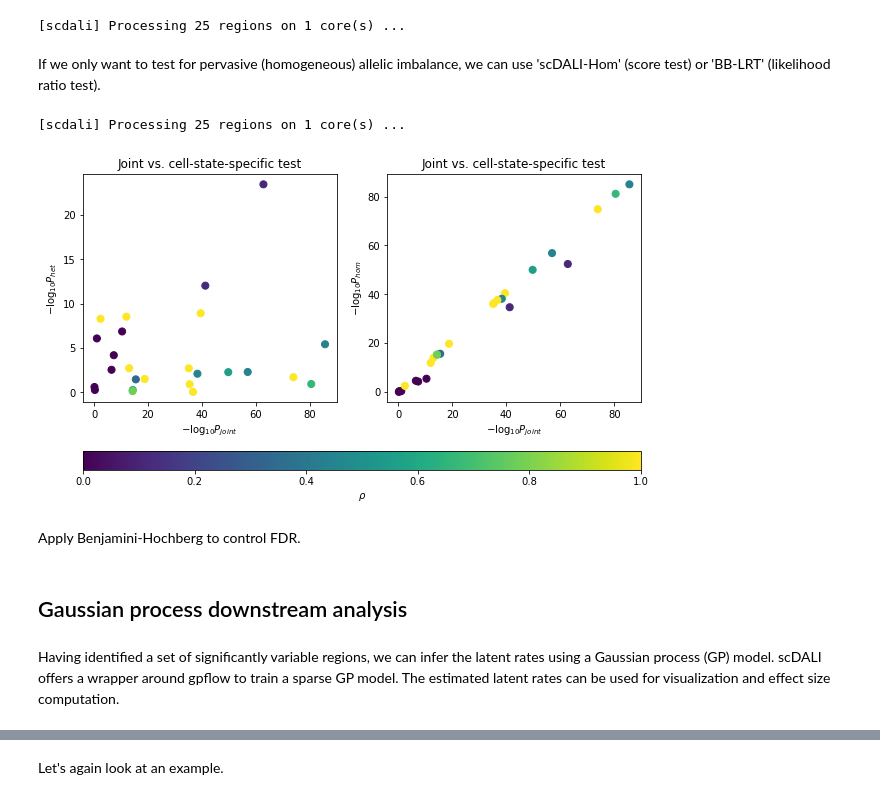
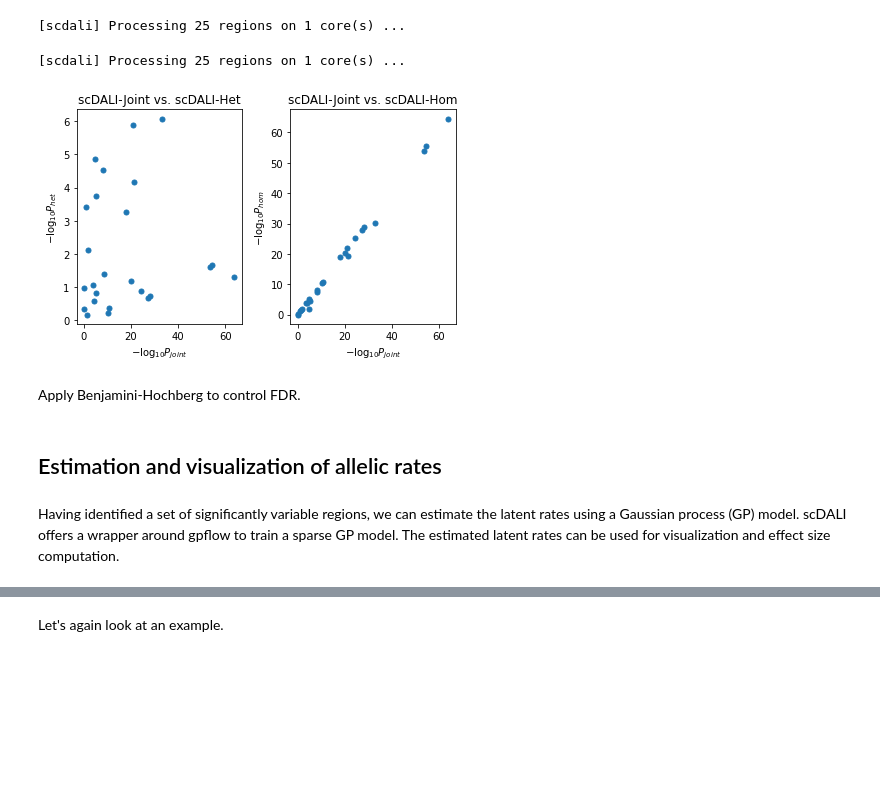
Before and after one commit to PMBio/scdali, a Jupyter notebook: examples/scdali_example.ipynb, the cells around one changed output, grey strips where cells are left out. Cells and saved outputs as stored; diff of their text form; code cells hidden in the pictures; blank space fills up the shorter version.

```diff
--- a/examples/scdali_example.ipynb
+++ b/examples/scdali_example.ipynb
@@ -58,5 +31,5 @@ As a result, $a_i\,|\,d_i, r^{cellstate}_i$ follows a Beta-Binomial distribution
 # %%
-sim = simulate.simulate_beta_binomial(K=K, D=D, sigma2=.5, theta=.1, mu=.01, seed=123)
+sim = simulate.simulate_beta_binomial(K=K, D=D, sigma2=0.4, theta=1, mu=.01, seed=123)
 A = sim['A']
 # %% [markdown]
 Let's look at an example.
@@ -79,4 +52,4 @@ To test for allele-specific effects, scDALI offers a high-level interface. We wi
 # %%
-pvals_het = run_scdali(A=A, D=D, cell_state=cell_state, model='scDALI-Het')['pvalues']
+pvals_het = run_tests(A=A, D=D, cell_state=cell_state, model='scDALI-Het')['pvalues']
 # %% [output]
 [scdali] Processing 25 regions on 1 core(s) ...
@@ -91,34 +56,32 @@ where $\rho=\sigma_{hom}/\sigma_{total}$ is the fraction of allelic variance exp
 # %%
-res_joint = run_scdali(A=A, D=D, cell_state=cell_state, model='scDALI-Joint', return_rho=True, base_rate=.5)
+res_joint = run_tests(A=A, D=D, cell_state=cell_state, model='scDALI-Joint', base_rate=.5)
 # %% [output]
 [scdali] Processing 25 regions on 1 core(s) ...
-# %% [markdown]
-If we only want to test for pervasive (homogeneous) allelic imbalance, we can use 'scDALI-Hom' (score test) or 'BB-LRT' (likelihood ratio test).
 # %%
-pvals_hom = run_scdali(A=A, D=D, model='scDALI-Hom', base_rate=.5)['pvalues']
+pvals_hom = run_tests(A=A, D=D, model='scDALI-Hom', base_rate=.5)['pvalues']
 # %% [output]
 [scdali] Processing 25 regions on 1 core(s) ...
 # %%
-fig, axes = plt.subplots(1, 2, figsize=(10, 6))
+fig, axes = plt.subplots(1, 2)
 ax = axes[0]
-p = ax.scatter(-np.log10(res_joint['pvalues']), -np.log10(pvals_het), c=res_joint['rhos'], vmin=0, vmax=1, s=50)
-ax.set(ylabel=r'$-\log_{10} P_{het}$', xlabel=r'$-\log_{10} P_{joint}$', title='Joint vs. cell-state-specific test')
+p = ax.scatter(-np.log10(res_joint['pvalues']), -np.log10(pvals_het), vmin=0, vmax=1, s=25)
+ax.set(ylabel=r'$-\log_{10} P_{het}$', xlabel=r'$-\log_{10} P_{joint}$', title='scDALI-Joint vs. scDALI-Het')
 
 ax = axes[1]
-p = ax.scatter(-np.log10(res_joint['pvalues']), -np.log10(pvals_hom), c=res_joint['rhos'], vmin=0, vmax=1, s=50)
-ax.set(ylabel=r'$-\log_{10} P_{hom}$', xlabel=r'$-\log_{10} P_{joint}$', title='Joint vs. cell-state-specific test')
+p = ax.scatter(-np.log10(res_joint['pvalues']), -np.log10(pvals_hom), vmin=0, vmax=1, s=25)
+ax.set(ylabel=r'$-\log_{10} P_{hom}$', xlabel=r'$-\log_{10} P_{joint}$', title='scDALI-Joint vs. scDALI-Hom')
 
-plt.colorbar(p, label=r'$\rho$', orientation='horizontal', ax=axes, aspect=30);
+plt.tight_layout()
 # %% [output]
-[figure, old version]
+[figure, new version]
 # %% [markdown]
 Apply Benjamini-Hochberg to control FDR.
 # %%
 pvals_corrected = apply_fdr_bh(pvals_het)
-# %% [markdown]
-## Gaussian process downstream analysis
+# %% [markdown]
+## Estimation and visualization of allelic rates
 # %% [markdown]
-Having identified a set of significantly variable regions, we can infer the latent rates using a Gaussian process (GP) model. scDALI offers a wrapper around gpflow to train a sparse GP model. The estimated latent rates can be used for visualization and effect size computation.
+Having identified a set of significantly variable regions, we can estimate the latent rates using a Gaussian process (GP) model. scDALI offers a wrapper around gpflow to train a sparse GP model. The estimated latent rates can be used for visualization and effect size computation.
 # %%
 significant = np.where(pvals_corrected < .1)[0]
 significant
```
Also changed, not shown: parts of 14 cells of this notebook.
